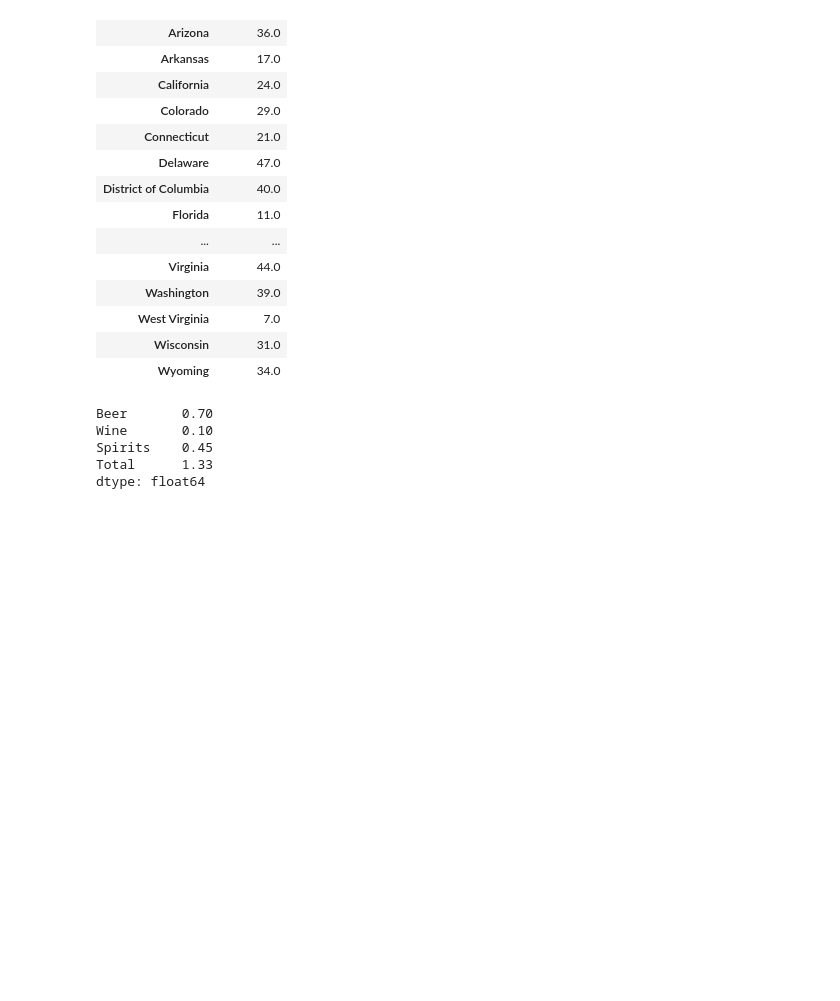
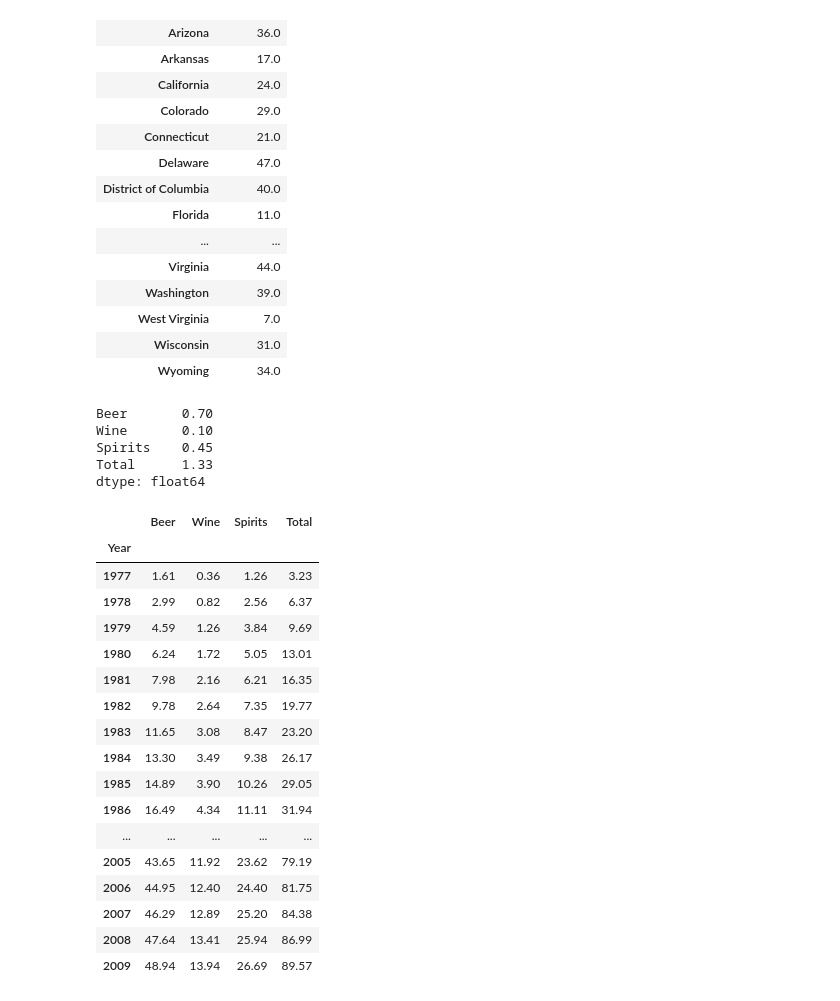
Before and after one commit to LunaALL/DataStudy, a Jupyter notebook: DataEngineering/pandasstuDataFrame.ipynb, the cells around one changed output. Cells and saved outputs as stored; diff of their text form; code cells hidden in the pictures; blank space fills up the shorter version.

```diff
--- a/DataEngineering/pandasstuDataFrame.ipynb
+++ b/DataEngineering/pandasstuDataFrame.ipynb
@@ -305,3 +305,36 @@ Wine       0.10
 Spirits    0.45
 Total      1.33
 dtype: float64
+# %%
+alco = pd.read_csv("niaaa-report.csv", index_col=["State","Year"])
+
+
+alco['Total']=alco.Beer + alco.Wine + alco.Spirits
+alco
+#나중에 사용하기위해 저장
+import pickle
+with open("alco.pickle","wb") as oFile:
+    pickle.dump(alco, oFile)
+
+#하와이의 누적 합을 계산.
+
+alco.loc['Hawaii'].cumsum()
+# %% [output]
+|  | Beer | Wine | Spirits | Total |
+| Year |  |  |  |  |
+| 1977 | 1.61 | 0.36 | 1.26 | 3.23 |
+| 1978 | 2.99 | 0.82 | 2.56 | 6.37 |
+| 1979 | 4.59 | 1.26 | 3.84 | 9.69 |
+| 1980 | 6.24 | 1.72 | 5.05 | 13.01 |
+| 1981 | 7.98 | 2.16 | 6.21 | 16.35 |
+| 1982 | 9.78 | 2.64 | 7.35 | 19.77 |
+| 1983 | 11.65 | 3.08 | 8.47 | 23.20 |
+| 1984 | 13.30 | 3.49 | 9.38 | 26.17 |
+| 1985 | 14.89 | 3.90 | 10.26 | 29.05 |
+| 1986 | 16.49 | 4.34 | 11.11 | 31.94 |
+| ... | ... | ... | ... | ... |
+| 2005 | 43.65 | 11.92 | 23.62 | 79.19 |
+| 2006 | 44.95 | 12.40 | 24.40 | 81.75 |
+| 2007 | 46.29 | 12.89 | 25.20 | 84.38 |
+| 2008 | 47.64 | 13.41 | 25.94 | 86.99 |
+| 2009 | 48.94 | 13.94 | 26.69 | 89.57 |
```
Also changed, not shown: 1 other file.
